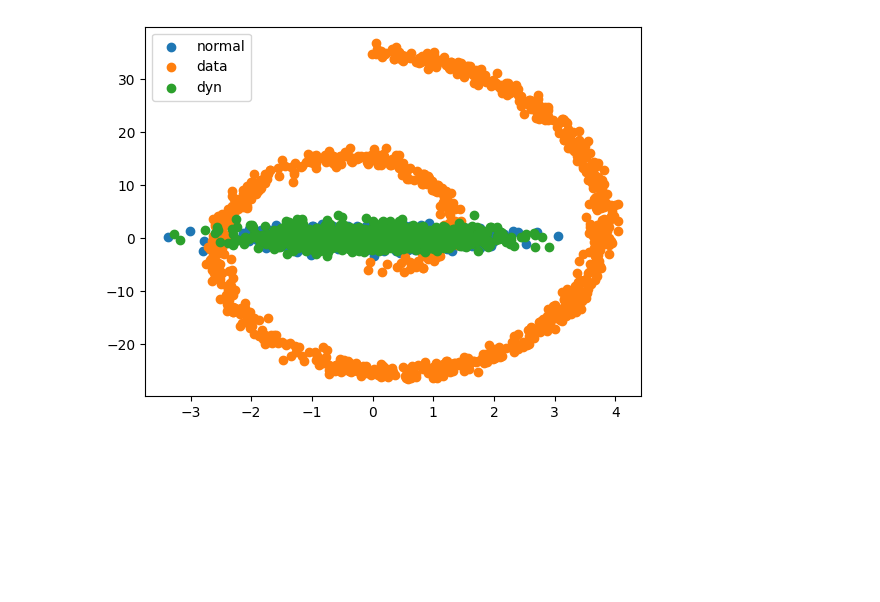
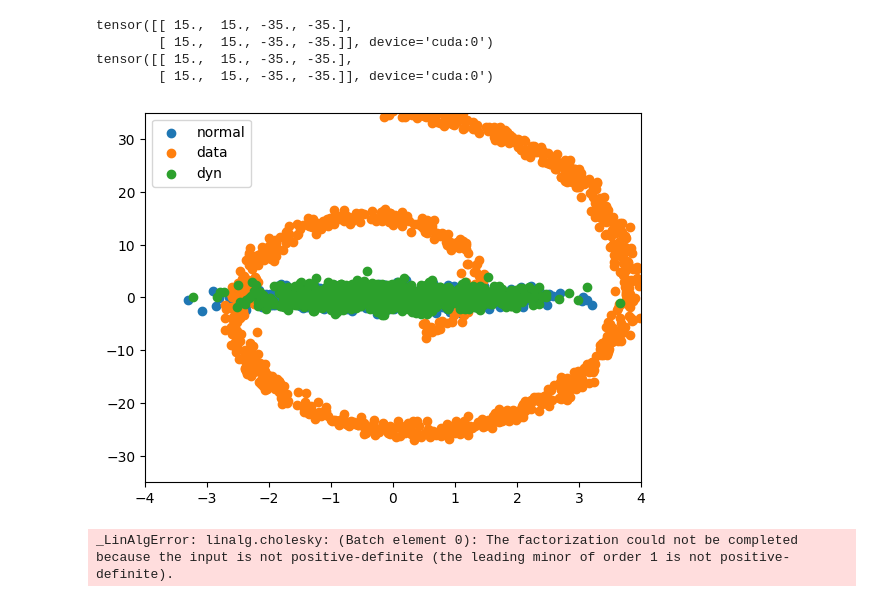
Before and after one commit to KevinRojas1499/variational-sb, a Jupyter notebook: sb_tutorial.ipynb, the cells around one changed output. Saved outputs shown, nothing was run; the diff lists cells and outputs as text; code cells hidden in the pictures; blank space fills up the shorter version.

Commit message:
Momentum version is working now

```diff
--- a/sb_tutorial.ipynb
+++ b/sb_tutorial.ipynb
@@ -25,16 +25,16 @@ model_backward = utils.models.MLP(dim=dim,augmented_sde=True).to(device=device)
 model_forward = utils.models.MLP(dim=dim,augmented_sde=True).to(device=device)
 
 
-itr=500
+itr=2000
 model_path = f'./exp/momentum/itr_{itr}'
 
 # model_path = f'./checkpoints/cld/itr_{itr}'
 model_forward = utils.models.MatrixTimeEmbedding(4,2).to(device=device)
 model_backward = torch.load(os.path.join(model_path,f'backward_ema_{itr}.pt'))
 # model_forward = torch.load(os.path.join(model_path,f'forward_ema_{itr}.pt'))
-# sde = utils.sde_lib.LinearMomentumSchrodingerBridge()
-sde = utils.sde_lib.MomentumSchrodingerBridge()
-# sde = utils.sde_lib.CLD()
-sde.backward_score = model_backward
-sde.forward_score = model_forward
-sde.forward_score = lambda x,t : 0
+sb = utils.sde_lib.LinearMomentumSchrodingerBridge()
+# sb = utils.sde_lib.MomentumSchrodingerBridge()
+cld = utils.sde_lib.CLD()
+sb.backward_score = model_backward
+sb.forward_score = model_forward
+# sb.forward_score = lambda x,t : 0
@@ -44,15 +41,74 @@ t = torch.linspace(0,1,3, device=device).unsqueeze(0)
+# %%
+from utils.misc import batch_matrix_product
+
+t = torch.linspace(0,1,2, device=device).unsqueeze(0)
+x = torch.ones((2,4), device=device)
+x[:,-2:]*=3
+print(.5 * sb.beta(t) * batch_matrix_product(-sb.D(t),x))
+print(sb.drift(x,t,True))
+# %% [output]
+tensor([[ 15.,  15., -35., -35.],
+        [ 15.,  15., -35., -35.]], device='cuda:0')
+tensor([[ 15.,  15., -35., -35.],
+        [ 15.,  15., -35., -35.]], device='cuda:0')
+# %%
+t = torch.linspace(0,1.,100,device=device)
+x = dataset.sample(1000).to(device=device)
+x = torch.cat((x, torch.rand_like(x)),dim=-1)
+z = x
+e = torch.randn_like(z)
+for i in range(99):
+    dt = t[i+1]-t[i]
+    t_s =t[i].unsqueeze(-1).expand(1000,1)
+    x = x + sb.drift(x,t_s) * dt + torch.randn_like(x) * sb.diffusion(x,t_s) * dt.abs().sqrt()
+    z = z + cld.drift(z,t_s) * dt + torch.randn_like(x) * cld.diffusion(x,t_s) * dt.abs().sqrt()
+    plt.clf()
+    plt.xlim(-4,4)
+    plt.ylim(-35,35)
+    plt.scatter(x[:,0].cpu(),x[:,1].cpu(),label='sb')
+    plt.scatter(z[:,0].cpu(),z[:,1].cpu(), label='cld')
+    plt.scatter(e[:,0].cpu(),e[:,1].cpu(), label='normal')
+    plt.legend()
+    plt.savefig(f'trajectory/{i}.png')
+    plt.close()
 # %%
 data = dataset.sample(1000).to(device=device)
 aug_data = torch.cat((data, torch.zeros_like(data)),dim=-1)
 
-noise, trajectory = sde.sample((1000,4),device,False, in_cond=aug_data)
+noise, trajectory = cld.sample((1000,4),device,False, in_cond=aug_data)
 rand = torch.randn_like(noise)
 for i in range(trajectory.shape[1]):
     plt.close()
+    plt.xlim(-4,4)
+    plt.ylim(-35,35)
     plt.scatter(rand[:,0].cpu(),rand[:,1].cpu(),label='normal')
     plt.scatter(aug_data[:,0].cpu(),aug_data[:,1].cpu(),label='data')
     plt.scatter(trajectory[:,i,0].cpu(),trajectory[:,i,1].cpu(),label='dyn')
     plt.legend()
     plt.savefig(f'trajectory/{i}.png')
 # %% [output]
-[figure, old version]
+[figure, new version]
+# %%
+sb = utils.sde_lib.LinearMomentumSchrodingerBridge()
+model_forward = utils.models.MatrixTimeEmbedding(4,2).to(device=device)
+sb.forward_score = model_forward
+
+cld = utils.sde_lib.CLD(beta_max=2.5)
+
+torch.set_printoptions(sci_mode=False, precision=2)
+
+t = torch.linspace(0,1,5,device=device).unsqueeze(-1)
+cov, L, invL, max_eig = sb.compute_variance(t)
+a,b,c,d = cld.marginal_prob_var_components(t)
+print(cov)
+covv = torch.zeros_like(cov)
+# print(covv[:,0,0].shape ,a.shape)
+covv[:,:2,:2] = a.expand(-1,2).diag_embed()
+covv[:,:2,-2:] = b.expand(-1,2).diag_embed()
+covv[:,-2:,:2] = c.expand(-1,2).diag_embed()
+covv[:,-2:,-2:] = d.expand(-1,2).diag_embed()
+print(covv)
+# print(L)
+# print(cld.marginal_prob_std(t))
+# %% [output]
+_LinAlgError: linalg.cholesky: (Batch element 0): The factorization could not be completed because the input is not positive-definite (the leading minor of order 1 is not positive-definite).
```
Also changed, not shown: parts of 1 cell of this notebook, 3 other files.
